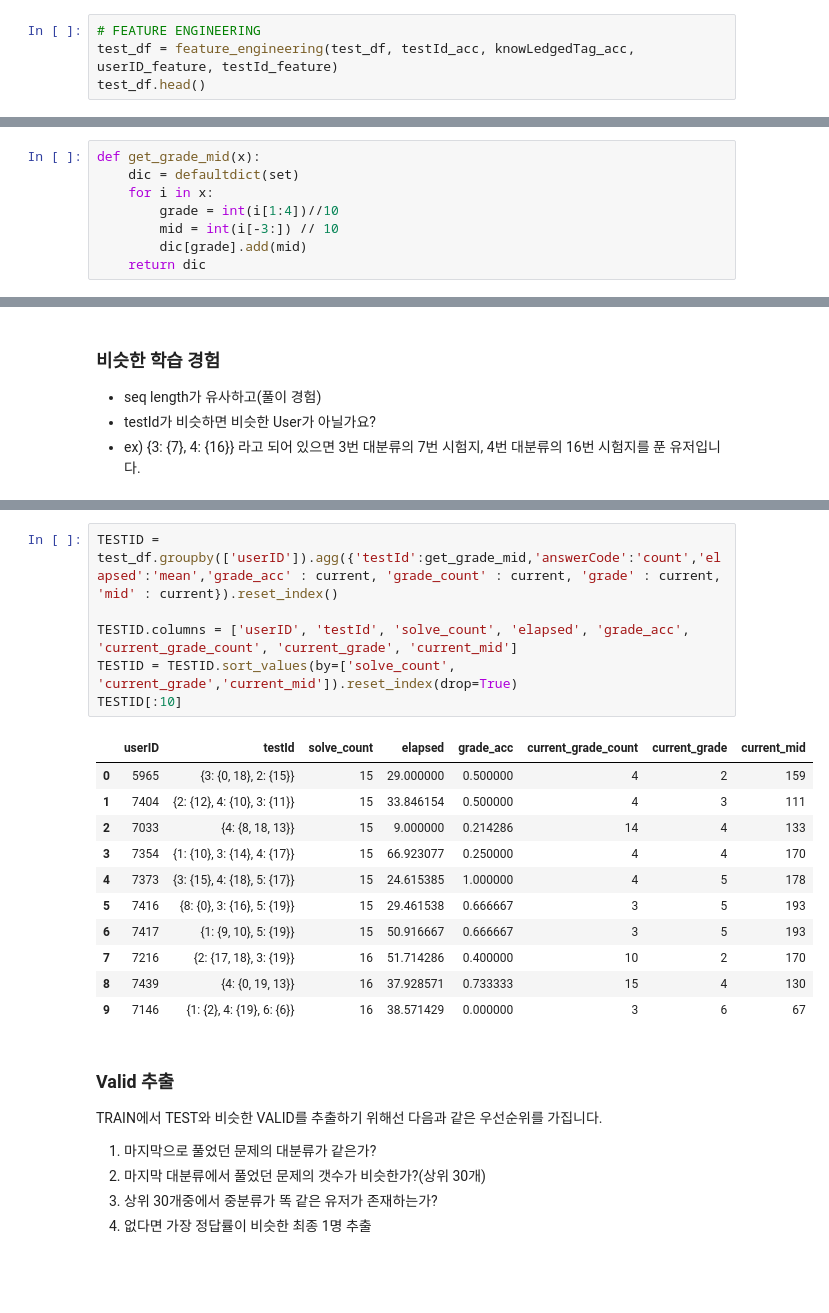
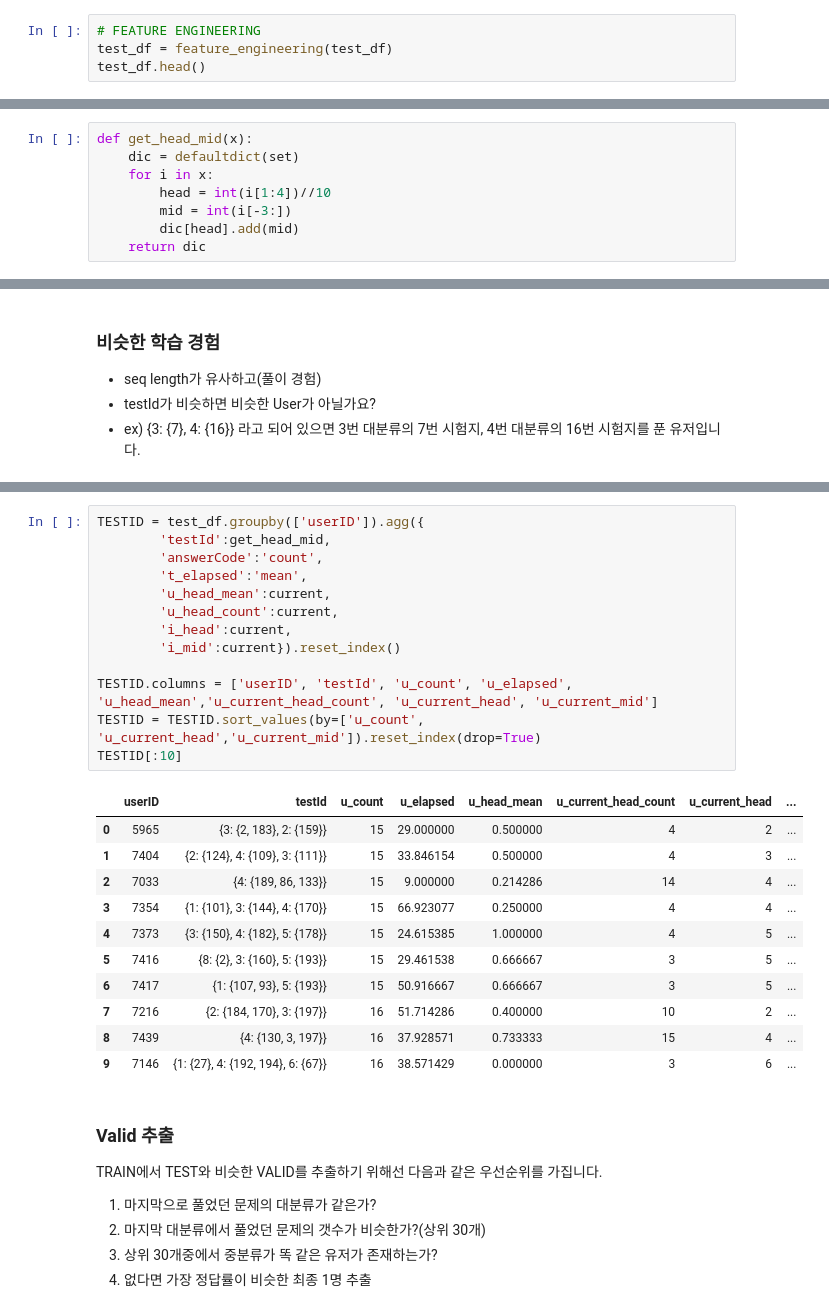
Before and after one commit to boostcampaitech3/level2-dkt-level2-recsys-08, a Jupyter notebook: split/split.ipynb, the cells around one changed output, grey strips where cells are left out. Drawn from its saved outputs; the diff is of its cells as text; blank space fills up the shorter version.

```diff
--- a/split/split.ipynb
+++ b/split/split.ipynb
@@ -142,6 +116,6 @@ test_df = pd.read_csv(os.path.join(path,'test_data.csv'), dtype=dtype, parse_dat
 test_df = test_df.sort_values(by=['userID', 'Timestamp']).reset_index(drop=True)
 # %%
 # FEATURE ENGINEERING
-test_df = feature_engineering(test_df, testId_acc, knowLedgedTag_acc, userID_feature, testId_feature)
+test_df = feature_engineering(test_df)
 test_df.head()
 # %% [output]
@@ -175,12 +158,12 @@ len(blank['userID'])
 # %%
 from collections import defaultdict
 # %%
-def get_grade_mid(x):
+def get_head_mid(x):
     dic = defaultdict(set)
     for i in x:
-        grade = int(i[1:4])//10
-        mid = int(i[-3:]) // 10
-        dic[grade].add(mid)
+        head = int(i[1:4])//10
+        mid = int(i[-3:])
+        dic[head].add(mid)
     return dic
 # %% [markdown]
 ### 비슷한 User?
@@ -217,21 +207,28 @@ TRAINID[:10]
 # %%
-TESTID = test_df.groupby(['userID']).agg({'testId':get_grade_mid,'answerCode':'count','elapsed':'mean','grade_acc' : current, 'grade_count' : current, 'grade' : current, 'mid' : current}).reset_index()
+TESTID = test_df.groupby(['userID']).agg({
+        'testId':get_head_mid,
+        'answerCode':'count',
+        't_elapsed':'mean',
+        'u_head_mean':current,
+        'u_head_count':current,
+        'i_head':current,
+        'i_mid':current}).reset_index()
 
-TESTID.columns = ['userID', 'testId', 'solve_count', 'elapsed', 'grade_acc', 'current_grade_count', 'current_grade', 'current_mid']
-TESTID = TESTID.sort_values(by=['solve_count', 'current_grade','current_mid']).reset_index(drop=True)
+TESTID.columns = ['userID', 'testId', 'u_count', 'u_elapsed', 'u_head_mean','u_current_head_count', 'u_current_head', 'u_current_mid']
+TESTID = TESTID.sort_values(by=['u_count', 'u_current_head','u_current_mid']).reset_index(drop=True)
 TESTID[:10]
 # %% [output]
-|  | userID | testId | solve_count | elapsed | grade_acc | current_grade_count | current_grade | current_mid |
-| 0 | 5965 | {3: {0, 18}, 2: {15}} | 15 | 29.000000 | 0.500000 | 4 | 2 | 159 |
-| 1 | 7404 | {2: {12}, 4: {10}, 3: {11}} | 15 | 33.846154 | 0.500000 | 4 | 3 | 111 |
-| 2 | 7033 | {4: {8, 18, 13}} | 15 | 9.000000 | 0.214286 | 14 | 4 | 133 |
-| 3 | 7354 | {1: {10}, 3: {14}, 4: {17}} | 15 | 66.923077 | 0.250000 | 4 | 4 | 170 |
-| 4 | 7373 | {3: {15}, 4: {18}, 5: {17}} | 15 | 24.615385 | 1.000000 | 4 | 5 | 178 |
-| 5 | 7416 | {8: {0}, 3: {16}, 5: {19}} | 15 | 29.461538 | 0.666667 | 3 | 5 | 193 |
-| 6 | 7417 | {1: {9, 10}, 5: {19}} | 15 | 50.916667 | 0.666667 | 3 | 5 | 193 |
-| 7 | 7216 | {2: {17, 18}, 3: {19}} | 16 | 51.714286 | 0.400000 | 10 | 2 | 170 |
-| 8 | 7439 | {4: {0, 19, 13}} | 16 | 37.928571 | 0.733333 | 15 | 4 | 130 |
-| 9 | 7146 | {1: {2}, 4: {19}, 6: {6}} | 16 | 38.571429 | 0.000000 | 3 | 6 | 67 |
+|  | userID | testId | u_count | u_elapsed | u_head_mean | u_current_head_count | u_current_head | ... |
+| 0 | 5965 | {3: {2, 183}, 2: {159}} | 15 | 29.000000 | 0.500000 | 4 | 2 | ... |
+| 1 | 7404 | {2: {124}, 4: {109}, 3: {111}} | 15 | 33.846154 | 0.500000 | 4 | 3 | ... |
+| 2 | 7033 | {4: {189, 86, 133}} | 15 | 9.000000 | 0.214286 | 14 | 4 | ... |
+| 3 | 7354 | {1: {101}, 3: {144}, 4: {170}} | 15 | 66.923077 | 0.250000 | 4 | 4 | ... |
+| 4 | 7373 | {3: {150}, 4: {182}, 5: {178}} | 15 | 24.615385 | 1.000000 | 4 | 5 | ... |
+| 5 | 7416 | {8: {2}, 3: {160}, 5: {193}} | 15 | 29.461538 | 0.666667 | 3 | 5 | ... |
+| 6 | 7417 | {1: {107, 93}, 5: {193}} | 15 | 50.916667 | 0.666667 | 3 | 5 | ... |
+| 7 | 7216 | {2: {184, 170}, 3: {197}} | 16 | 51.714286 | 0.400000 | 10 | 2 | ... |
+| 8 | 7439 | {4: {130, 3, 197}} | 16 | 37.928571 | 0.733333 | 15 | 4 | ... |
+| 9 | 7146 | {1: {27}, 4: {192, 194}, 6: {67}} | 16 | 38.571429 | 0.000000 | 3 | 6 | ... |
 # %% [markdown]
 ### Valid 추출
 TRAIN에서 TEST와 비슷한 VALID를 추출하기 위해선 다음과 같은 우선순위를 가집니다.
```
Also changed, not shown: parts of 28 cells of this notebook.
